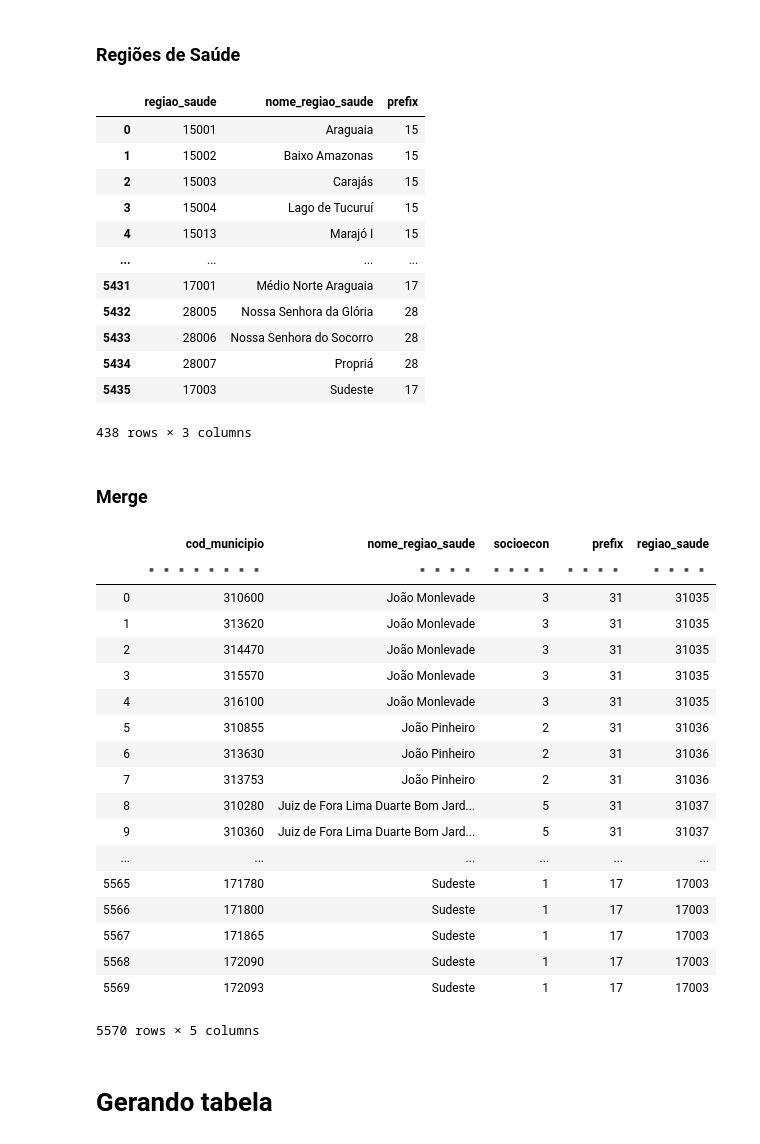
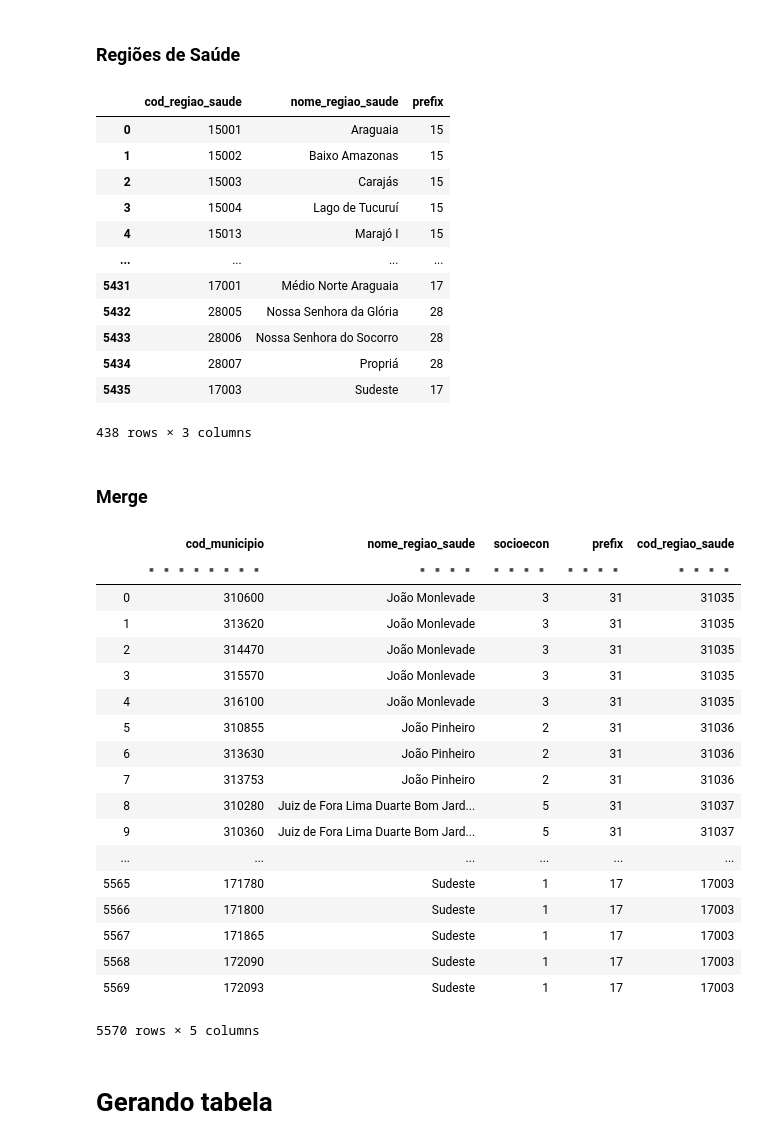
Before and after one commit to lucaslopes/gestantes, a Jupyter notebook: sections/table_muns.ipynb, the cells around one changed output. Drawn from its saved outputs; the diff is of its cells as text; code cells hidden in the pictures.

```diff
--- a/sections/table_muns.ipynb
+++ b/sections/table_muns.ipynb
@@ -92,7 +45,7 @@ df_mun
 # %% [markdown]
 ### Colunas da tabela
 # %%
-cols_socioecon = {
+cols_indc = {
   'CÓDIGO': 'codigo',
   'Tipo Localidade': 'tipo',
   'CIR': 'nome_regiao_saude',
@@ -100,10 +53,10 @@ cols_socioecon = {
   ...: None
 }
 # %%
-path_socioeco = path_socioeco = get_path('INDICADORES', 'indicadores.csv.gzip')
-df_socioeco = dt.fread(path_socioeco, columns=cols_socioecon)
-df_socioeco = df_socioeco.to_pandas()
-df_socioeco
+path_indc = path_indc = get_path('INDICADORES', 'indicadores.csv.gzip')
+df_indc = dt.fread(path_indc, columns=cols_indc)
+df_indc = df_indc.to_pandas()
+df_indc
 # %% [output]
 |  | codigo | tipo | nome_regiao_saude | socioecon |
 | 0 | 15.001 | REGSAU | Araguaia | 1 |
@@ -144,14 +97,14 @@ df_munic
 # %% [markdown]
 ### Regiões de Saúde
 # %%
-df_regsau = df_socioeco[df_socioeco['tipo'] == 'REGSAU'].copy()
+df_regsau = df_indc[df_indc['tipo'] == 'REGSAU'].copy()
 df_regsau.drop(columns=['tipo', 'socioecon'], inplace=True)
 df_regsau['codigo'] = df_regsau['codigo'].apply(lambda x: (str(x).replace('.', '') + '0')[:5])
 df_regsau['prefix'] = df_regsau['codigo'].apply(lambda x: str(x)[:2])
-df_regsau = df_regsau.rename(columns={'codigo': 'regiao_saude'})
+df_regsau = df_regsau.rename(columns={'codigo': 'cod_regiao_saude'})
 df_regsau
 # %% [output]
-|  | regiao_saude | nome_regiao_saude | prefix |
+|  | cod_regiao_saude | nome_regiao_saude | prefix |
 | 0 | 15001 | Araguaia | 15 |
 | 1 | 15002 | Baixo Amazonas | 15 |
 | 2 | 15003 | Carajás | 15 |
@@ -167,12 +120,12 @@ df_regsau
 # %% [markdown]
 ### Merge
 # %%
-df_socioeco = df_munic.merge(df_regsau, how='left', left_on=['prefix', 'nome_regiao_saude'], right_on=['prefix', 'nome_regiao_saude'])
-df_socioeco = dt.Frame(df_socioeco)
-df_socioeco[:, 'cod_municipio'] = df_socioeco[:, dt.as_type(f.cod_municipio, int)]
-df_socioeco
+df_indc = df_munic.merge(df_regsau, how='left', left_on=['prefix', 'nome_regiao_saude'], right_on=['prefix', 'nome_regiao_saude'])
+df_indc = dt.Frame(df_indc)
+df_indc[:, 'cod_municipio'] = df_indc[:, dt.as_type(f.cod_municipio, int)]
+df_indc
 # %% [output]
-|  | cod_municipio | nome_regiao_saude | socioecon | prefix | regiao_saude |
+|  | cod_municipio | nome_regiao_saude | socioecon | prefix | cod_regiao_saude |
 |  | ▪▪▪▪▪▪▪▪ | ▪▪▪▪ | ▪▪▪▪ | ▪▪▪▪ | ▪▪▪▪ |
 | 0 | 310600 | João Monlevade | 3 | 31 | 31035 |
 | 1 | 313620 | João Monlevade | 3 | 31 | 31035 |
```
Also changed, not shown: parts of 23 cells of this notebook, 12 other files.
